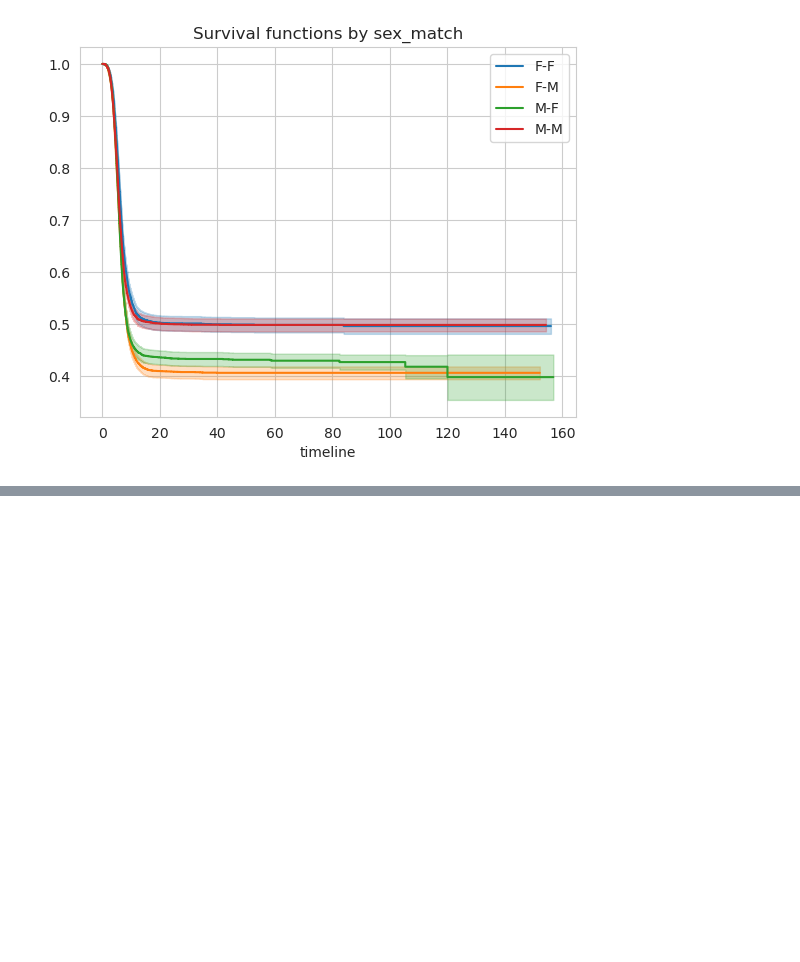
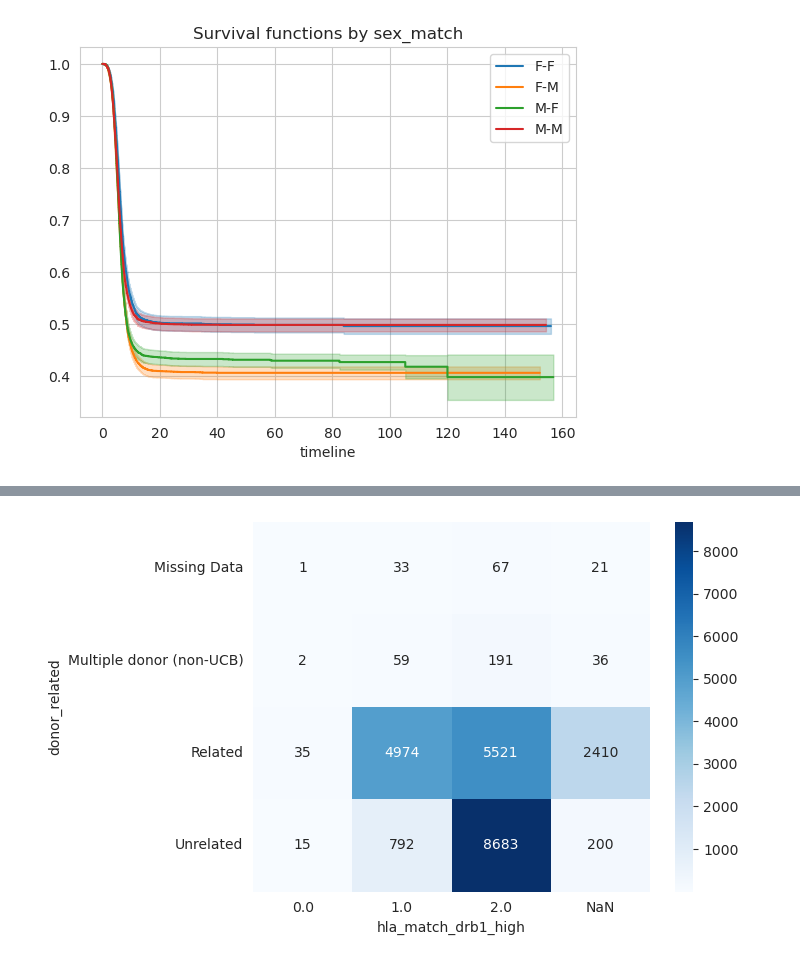
Before and after one commit to RuiboZhang98/CIBMTR_post_hct_survival, a Jupyter notebook: scripts/feature_vs_survival.ipynb, the cells around one changed output, grey strips where cells are left out. Drawn from its saved outputs; the diff is of its cells as text; code cells hidden in the pictures; blank space fills up the shorter version.

```diff
--- a/scripts/feature_vs_survival.ipynb
+++ b/scripts/feature_vs_survival.ipynb
@@ -226,0 +232,9 @@ plot_by_group('sex_match')
+# %%
+helper_df = df.loc[:, ['hla_match_drb1_high', 'donor_related']]
+helper_df['hla_match_drb1_high'] = helper_df['hla_match_drb1_high'].astype('str').replace("nan", "NaN")
+helper_df['donor_related'] = helper_df['donor_related'].fillna('Missing Data')
+sns.heatmap(pd.crosstab(helper_df['donor_related'], helper_df['hla_match_drb1_high']), annot=True, fmt='d', cmap='Blues')
+plt.yticks(rotation=0)
+plt.show()
+# %% [output]
+[figure, added]
```
Also changed, not shown: parts of 14 cells of this notebook.
